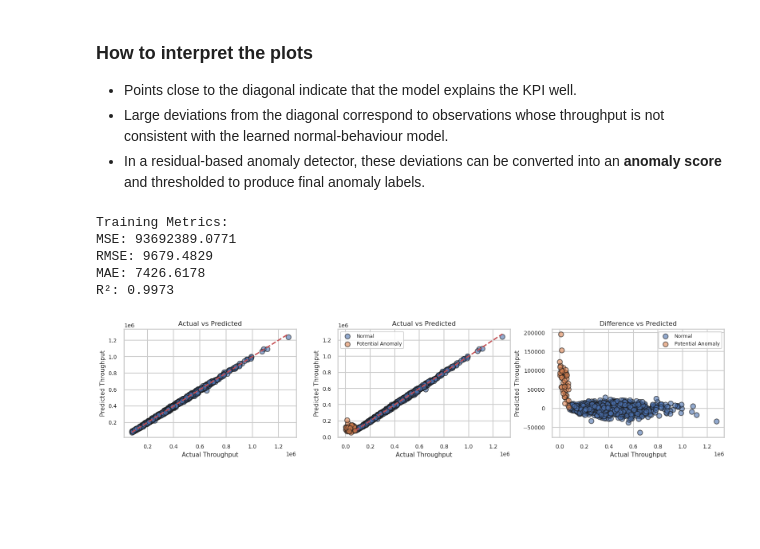
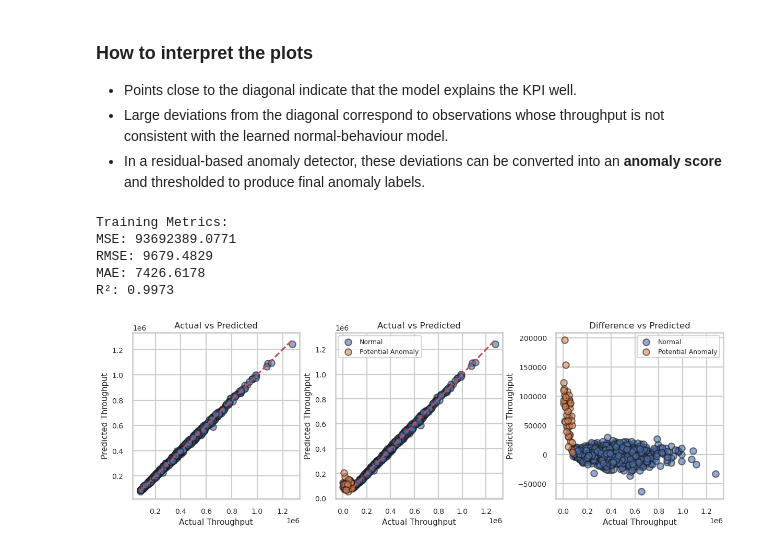
Before and after one commit to JuanMarcosRamirez/xmlad, a Jupyter notebook: 02_anomaly_detection.ipynb, the cells around one changed output. Cells and saved outputs as stored; diff of their text form; code cells hidden in the pictures; blank space fills up the shorter version.

```diff
--- a/02_anomaly_detection.ipynb
+++ b/02_anomaly_detection.ipynb
@@ -713,7 +713,7 @@ X_test = data.loc[~mask, data.columns != target_kpi].values
 y_test = data.loc[~mask, target_kpi].values
 y_test_pred = best_model.predict(X_test)
 
-fig, axes = plt.subplots(1, 3, figsize=(20, 4), constrained_layout=True)
+fig, axes = plt.subplots(1, 3, figsize=(12, 4), constrained_layout=True)
 
 axes[0].scatter(y_train, y_pred, alpha=0.6, edgecolor='k')
 axes[0].plot([y_train.min(), y_train.max()], [y_train.min(), y_train.max()], 'r--')
@@ -728,33 +728,31 @@ axes[1].scatter(y_train, y_pred, alpha=0.6, edgecolor='k', label="Normal")
 axes[1].scatter(y_test, y_test_pred, alpha=0.6, edgecolor='k', label="Potential Anomaly")
 axes[1].plot([y_train.min(), y_train.max()], [y_train.min(), y_train.max()], 'r--')
 axes[1].set_xlabel("Actual Throughput", fontsize=11)
 axes[1].set_ylabel("Predicted Throughput", fontsize=11)
 axes[1].set_title("Actual vs Predicted", fontsize=12)
 axes[1].tick_params(axis="both", labelsize=10)
 axes[1].legend(fontsize=9)
 
 axes[2].scatter(y_train, y_pred - y_train, alpha=0.6, edgecolor='k', label="Normal")
 axes[2].scatter(y_test, y_test_pred - y_test, alpha=0.6, edgecolor='k', label="Potential Anomaly")
 axes[2].set_xlabel("Actual Throughput", fontsize=11)
 axes[2].set_ylabel("Predicted Throughput", fontsize=11)
 axes[2].set_title("Difference vs Predicted", fontsize=12)
 axes[2].tick_params(axis="both", labelsize=10)
 axes[2].legend(fontsize=9)
 
 # Force creation of offset texts like "1e6"
 fig.canvas.draw()
 
 # Change fontsize of the scientific-notation offset text
 for ax in axes:
     ax.xaxis.get_offset_text().set_fontsize(10)
     ax.yaxis.get_offset_text().set_fontsize(10)
-
-fig.tight_layout()
 plt.show()
 # %% [output]
 Training Metrics:
 MSE: 93692389.0771
 RMSE: 9679.4829
 MAE: 7426.6178
 R²: 0.9973
-[figure, old version]
+[figure, new version]
```
